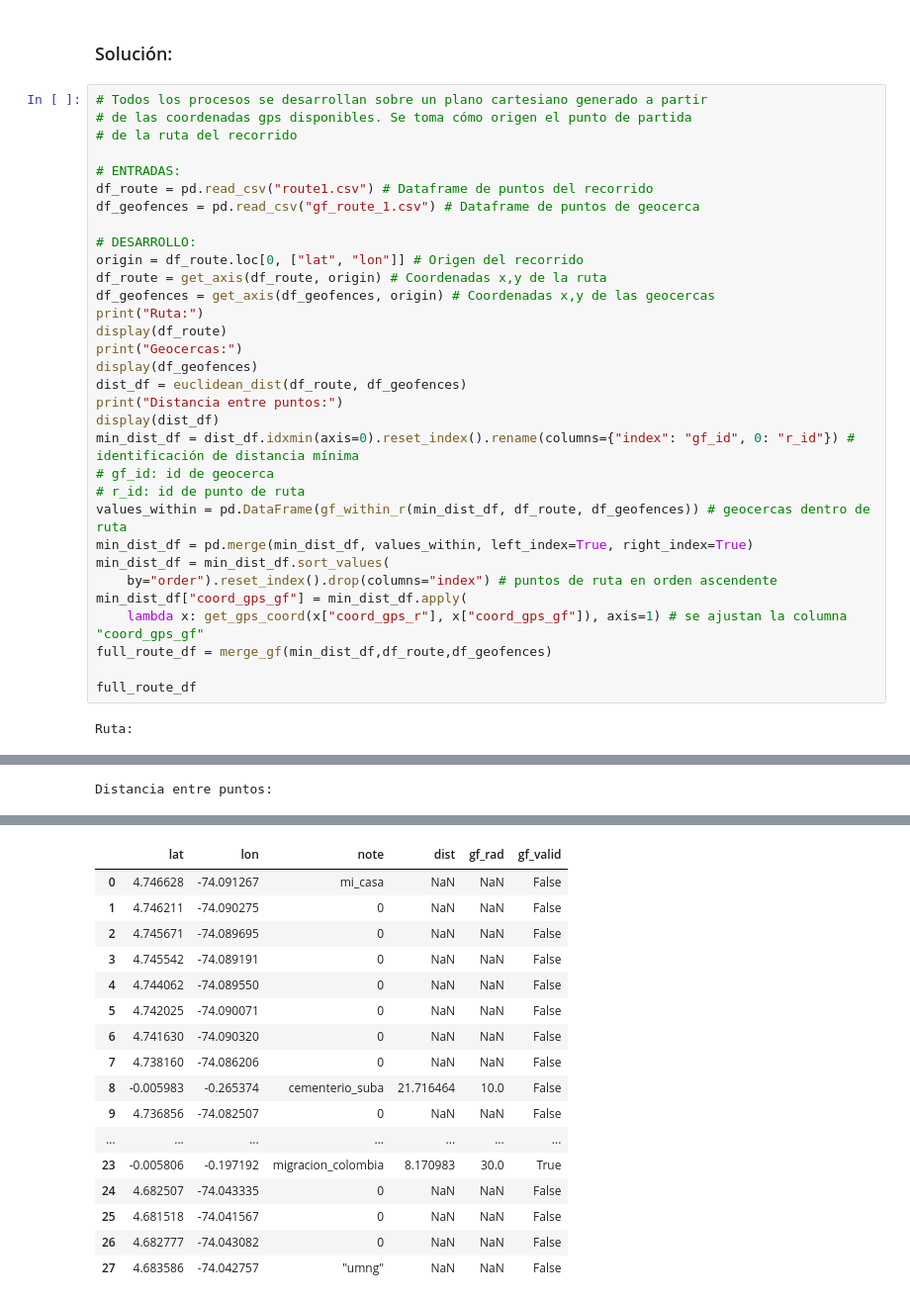
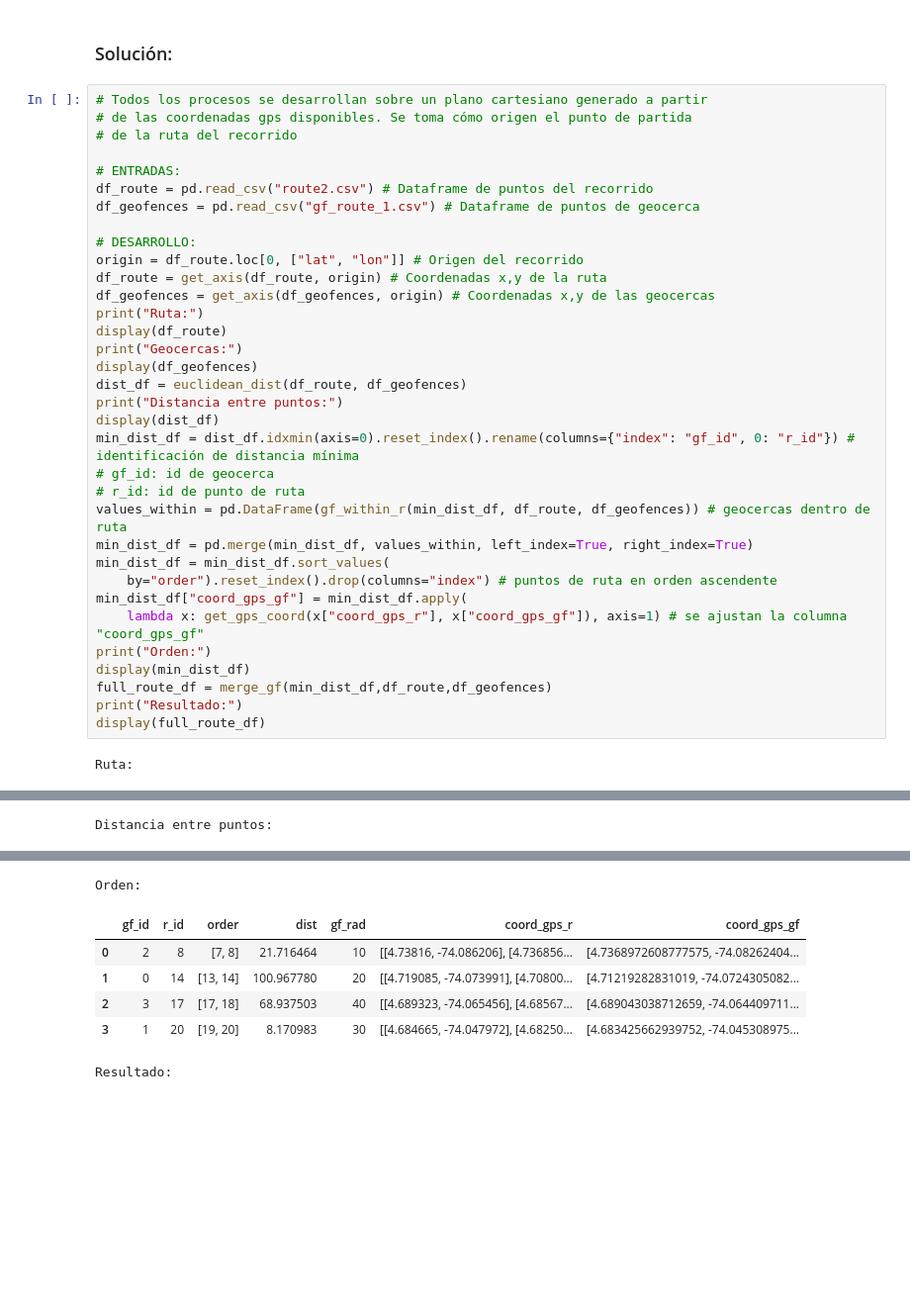
Before and after one commit to JorgeIvanJH/gps-coords-handling, a Jupyter notebook: gf_ordening_as_fun.ipynb, the cells around one changed output, grey strips where cells are left out. Shown at 99% size. Saved outputs shown, nothing was run; the diff lists cells and outputs as text; blank space fills up the shorter version.

```diff
--- a/gf_ordening_as_fun.ipynb
+++ b/gf_ordening_as_fun.ipynb
@@ -376,7 +372,7 @@ Se requiere:
 # de la ruta del recorrido
 
 # ENTRADAS:
-df_route = pd.read_csv("route1.csv") # Dataframe de puntos del recorrido
+df_route = pd.read_csv("route2.csv") # Dataframe de puntos del recorrido
 df_geofences = pd.read_csv("gf_route_1.csv") # Dataframe de puntos de geocerca
 
 # DESARROLLO:
@@ -399,8 +395,10 @@ min_dist_df = min_dist_df.sort_values(
     by="order").reset_index().drop(columns="index") # puntos de ruta en orden ascendente
 min_dist_df["coord_gps_gf"] = min_dist_df.apply(
     lambda x: get_gps_coord(x["coord_gps_r"], x["coord_gps_gf"]), axis=1) # se ajustan la columna "coord_gps_gf"
+print("Orden:")
+display(min_dist_df)
 full_route_df = merge_gf(min_dist_df,df_route,df_geofences)
-
-full_route_df
+print("Resultado:")
+display(full_route_df)
 # %% [output]
 Ruta:
@@ -424,41 +422,31 @@ Ruta:
 Geocercas:
 |  | lat | lon | note | rad | x_axis | y_axis |
 | 0 | 4.712394 | -74.071542 | bulevar_niza | 20 | 2185.797661 | -3806.647119 |
 | 1 | 4.683359 | -74.045340 | migracion_colombia | 30 | 5089.334813 | -7035.191814 |
 | 2 | 4.736713 | -74.082689 | cementerio_suba | 10 | 950.558801 | -1102.497698 |
 | 3 | 4.688444 | -74.064570 | iserra_100 | 40 | 2958.389869 | -6469.765612 |
 Distancia entre puntos:
 |  | 0 | 1 | 2 | 3 |
 | 0 | 4389.564182 | 8683.043976 | 1455.700246 | 7114.066185 |
 | 1 | 4295.222423 | 8581.267732 | 1349.841124 | 7026.647394 |
 | 2 | 4211.681131 | 8495.088524 | 1262.900743 | 6945.787839 |
 | 3 | 4172.617143 | 8451.157207 | 1217.763465 | 6910.408501 |
 | 4 | 4047.449094 | 8340.356855 | 1116.159962 | 6775.676781 |
 | 5 | 3882.230527 | 8192.931713 | 1008.986719 | 6594.123193 |
 | 6 | 3859.829559 | 8174.798120 | 1006.976159 | 6566.409042 |
 | 7 | 3293.786711 | 7592.052192 | 421.638485 | 6025.689629 |
 | 8 | 2979.105678 | 7235.241098 | 25.682462 | 5738.406609 |
 | 9 | 2336.646543 | 6505.369237 | 785.978321 | 5109.029637 |
 | ... | ... | ... | ... | ... |
 | 19 | 4040.888890 | 325.814883 | 6949.470591 | 1886.673537 |
 | 20 | 4562.271763 | 241.536316 | 7439.616033 | 2443.976178 |
 | 21 | 4777.081487 | 465.524866 | 7644.137812 | 2662.843899 |
 | 22 | 4559.794718 | 258.450491 | 7431.835674 | 2463.130304 |
 | 23 | 4520.594729 | 287.342241 | 7380.968123 | 2476.800659 |
+Orden:
-|  | lat | lon | note | dist | gf_rad | gf_valid |
-| 0 | 4.746628 | -74.091267 | mi_casa | NaN | NaN | False |
-| 1 | 4.746211 | -74.090275 | 0 | NaN | NaN | False |
-| 2 | 4.745671 | -74.089695 | 0 | NaN | NaN | False |
-| 3 | 4.745542 | -74.089191 | 0 | NaN | NaN | False |
-| 4 | 4.744062 | -74.089550 | 0 | NaN | NaN | False |
-| 5 | 4.742025 | -74.090071 | 0 | NaN | NaN | False |
-| 6 | 4.741630 | -74.090320 | 0 | NaN | NaN | False |
-| 7 | 4.738160 | -74.086206 | 0 | NaN | NaN | False |
-| 8 | -0.005983 | -0.265374 | cementerio_suba | 21.716464 | 10.0 | False |
-| 9 | 4.736856 | -74.082507 | 0 | NaN | NaN | False |
-| ... | ... | ... | ... | ... | ... | ... |
-| 23 | -0.005806 | -0.197192 | migracion_colombia | 8.170983 | 30.0 | True |
-| 24 | 4.682507 | -74.043335 | 0 | NaN | NaN | False |
-| 25 | 4.681518 | -74.041567 | 0 | NaN | NaN | False |
-| 26 | 4.682777 | -74.043082 | 0 | NaN | NaN | False |
-| 27 | 4.683586 | -74.042757 | "umng" | NaN | NaN | False |
+|  | gf_id | r_id | order | dist | gf_rad | coord_gps_r | coord_gps_gf |
+| 0 | 2 | 8 | [7, 8] | 21.716464 | 10 | [[4.73816, -74.086206], [4.736856... | [4.7368972608777575, -74.08262404... |
+| 1 | 0 | 14 | [13, 14] | 100.967780 | 20 | [[4.719085, -74.073991], [4.70800... | [4.71219282831019, -74.0724305082... |
+| 2 | 3 | 17 | [17, 18] | 68.937503 | 40 | [[4.689323, -74.065456], [4.68567... | [4.689043038712659, -74.064409711... |
+| 3 | 1 | 20 | [19, 20] | 8.170983 | 30 | [[4.684665, -74.047972], [4.68250... | [4.683425662939752, -74.045308975... |
+Resultado:
```
Also changed, not shown: parts of 12 cells of this notebook.
